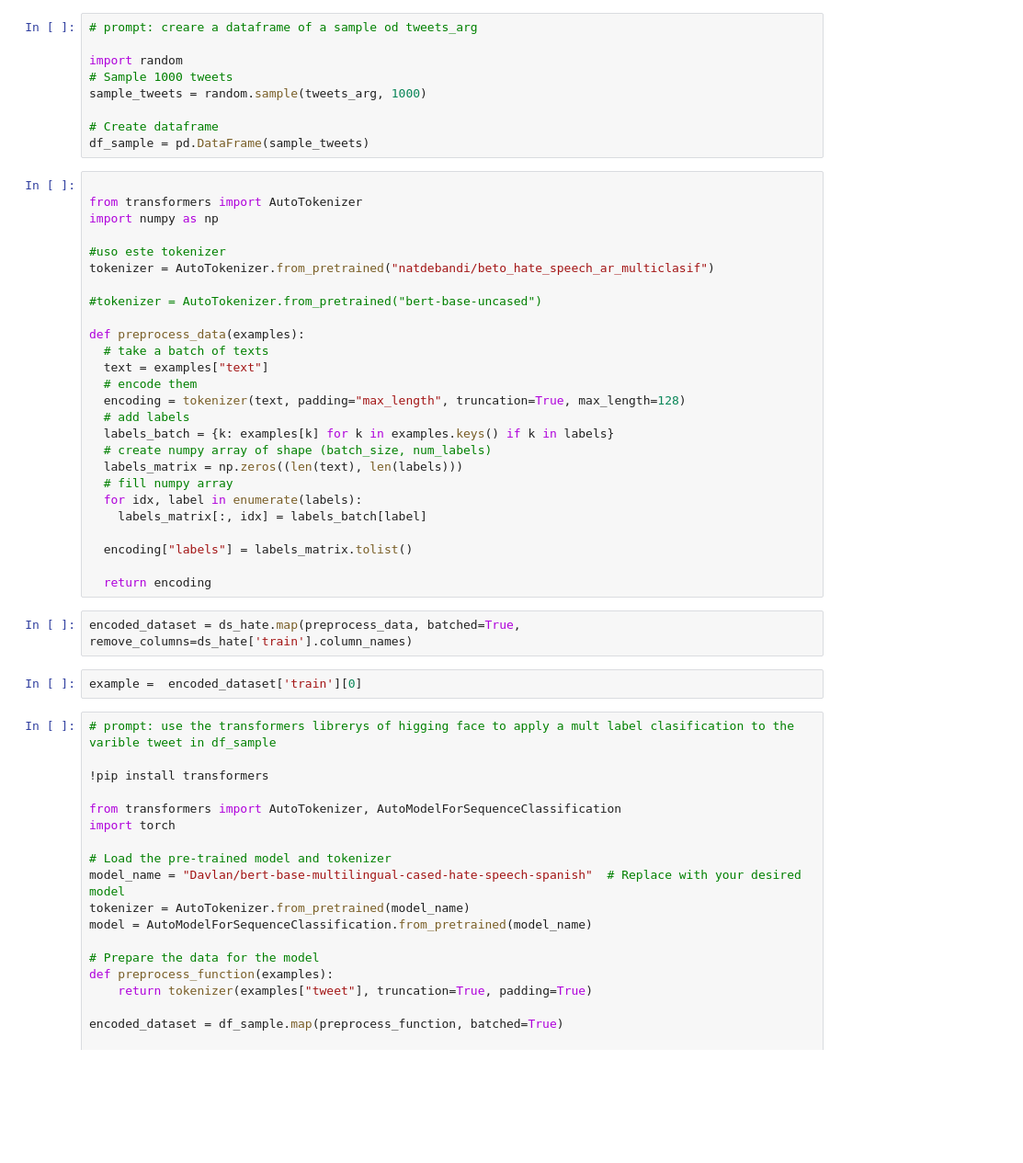
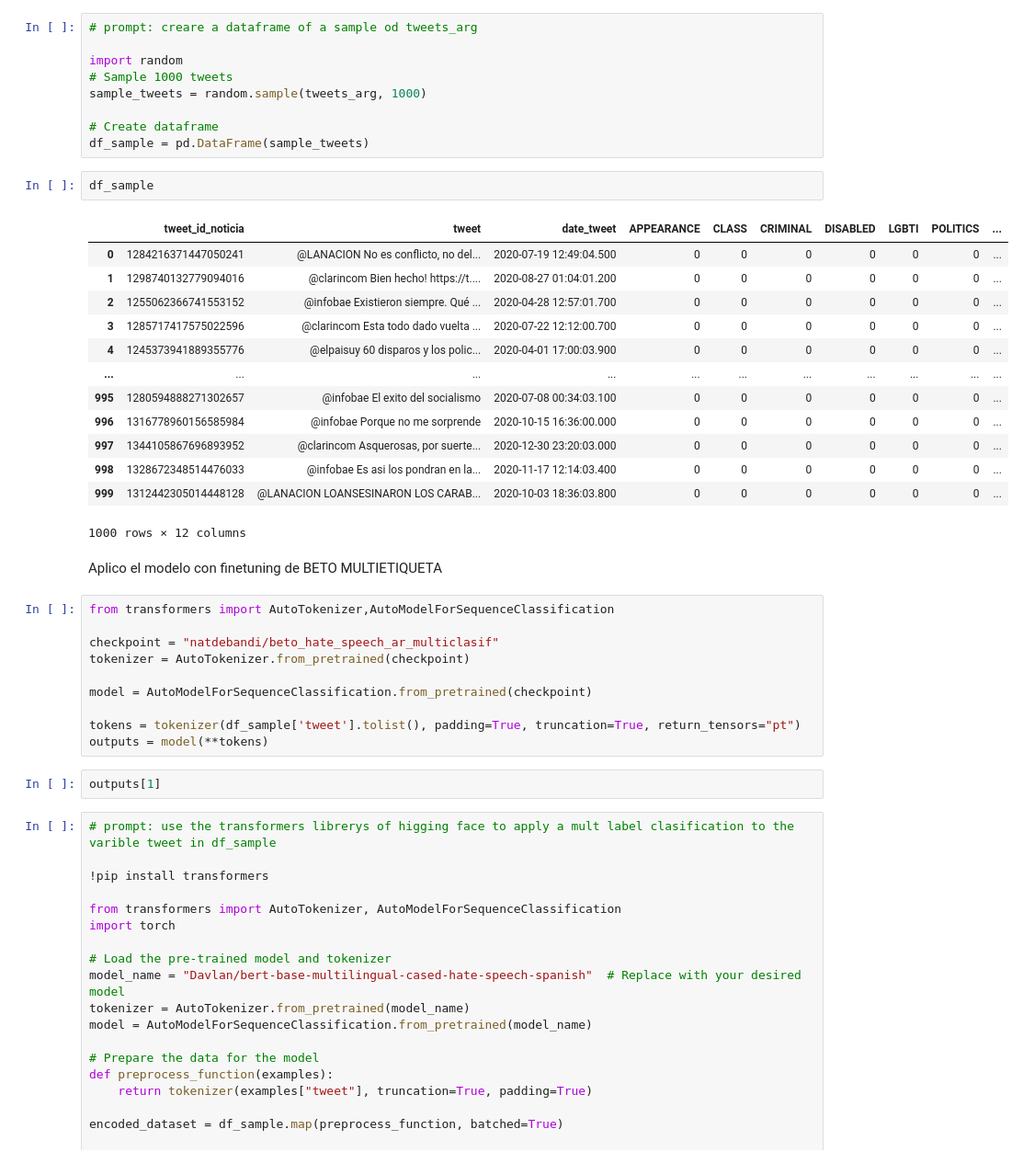
Before and after one commit to natdebandi/hate_speech_ar, a Jupyter notebook: 4_analysis_hate_ar.ipynb, the cells around one changed output. Shown at 92% size. Saved outputs shown, nothing was run; the diff lists cells and outputs as text; blank space fills up the shorter version.

```diff
--- a/4_analysis_hate_ar.ipynb
+++ b/4_analysis_hate_ar.ipynb
@@ -153,36 +147,36 @@ sample_tweets = random.sample(tweets_arg, 1000)
 
 # Create dataframe
 df_sample = pd.DataFrame(sample_tweets)
-# %%
-
-from transformers import AutoTokenizer
-import numpy as np
-
-#uso este tokenizer
-tokenizer = AutoTokenizer.from_pretrained("natdebandi/beto_hate_speech_ar_multiclasif")
-
-#tokenizer = AutoTokenizer.from_pretrained("bert-base-uncased")
-
-def preprocess_data(examples):
-  # take a batch of texts
-  text = examples["text"]
-  # encode them
-  encoding = tokenizer(text, padding="max_length", truncation=True, max_length=128)
-  # add labels
-  labels_batch = {k: examples[k] for k in examples.keys() if k in labels}
-  # create numpy array of shape (batch_size, num_labels)
-  labels_matrix = np.zeros((len(text), len(labels)))
-  # fill numpy array
-  for idx, label in enumerate(labels):
-    labels_matrix[:, idx] = labels_batch[label]
-
-  encoding["labels"] = labels_matrix.tolist()
-
-  return encoding
-# %%
-encoded_dataset = ds_hate.map(preprocess_data, batched=True, remove_columns=ds_hate['train'].column_names)
-# %%
-example =  encoded_dataset['train'][0]
+# %%
+df_sample
+# %% [output]
+|  | tweet_id_noticia | tweet | date_tweet | APPEARANCE | CLASS | CRIMINAL | DISABLED | LGBTI | POLITICS | ... |
+| 0 | 1284216371447050241 | @LANACION No es conflicto, no del... | 2020-07-19 12:49:04.500 | 0 | 0 | 0 | 0 | 0 | 0 | ... |
+| 1 | 1298740132779094016 | @clarincom Bien hecho! https://t.... | 2020-08-27 01:04:01.200 | 0 | 0 | 0 | 0 | 0 | 0 | ... |
+| 2 | 1255062366741553152 | @infobae Existieron siempre. Qué ... | 2020-04-28 12:57:01.700 | 0 | 0 | 0 | 0 | 0 | 0 | ... |
+| 3 | 1285717417575022596 | @clarincom Esta todo dado vuelta ... | 2020-07-22 12:12:00.700 | 0 | 0 | 0 | 0 | 0 | 0 | ... |
+| 4 | 1245373941889355776 | @elpaisuy 60 disparos y los polic... | 2020-04-01 17:00:03.900 | 0 | 0 | 0 | 0 | 0 | 0 | ... |
+| ... | ... | ... | ... | ... | ... | ... | ... | ... | ... | ... |
+| 995 | 1280594888271302657 | @infobae El exito del socialismo | 2020-07-08 00:34:03.100 | 0 | 0 | 0 | 0 | 0 | 0 | ... |
+| 996 | 1316778960156585984 | @infobae Porque no me sorprende | 2020-10-15 16:36:00.000 | 0 | 0 | 0 | 0 | 0 | 0 | ... |
+| 997 | 1344105867696893952 | @clarincom Asquerosas, por suerte... | 2020-12-30 23:20:03.000 | 0 | 0 | 0 | 0 | 0 | 0 | ... |
+| 998 | 1328672348514476033 | @infobae Es asi los pondran en la... | 2020-11-17 12:14:03.400 | 0 | 0 | 0 | 0 | 0 | 0 | ... |
+| 999 | 1312442305014448128 | @LANACION LOANSESINARON LOS CARAB... | 2020-10-03 18:36:03.800 | 0 | 0 | 0 | 0 | 0 | 0 | ... |
+1000 rows × 12 columns
+# %% [markdown]
+Aplico el modelo con finetuning de BETO MULTIETIQUETA
+# %%
+from transformers import AutoTokenizer,AutoModelForSequenceClassification
+
+checkpoint = "natdebandi/beto_hate_speech_ar_multiclasif"
+tokenizer = AutoTokenizer.from_pretrained(checkpoint)
+
+model = AutoModelForSequenceClassification.from_pretrained(checkpoint)
+
+tokens = tokenizer(df_sample['tweet'].tolist(), padding=True, truncation=True, return_tensors="pt")
+outputs = model(**tokens)
+# %%
+outputs[1]
 # %%
 # prompt: use the transformers librerys of higging face to apply a mult label clasification to the varible tweet in df_sample
 
```
Also changed, not shown: parts of 4 cells of this notebook.
